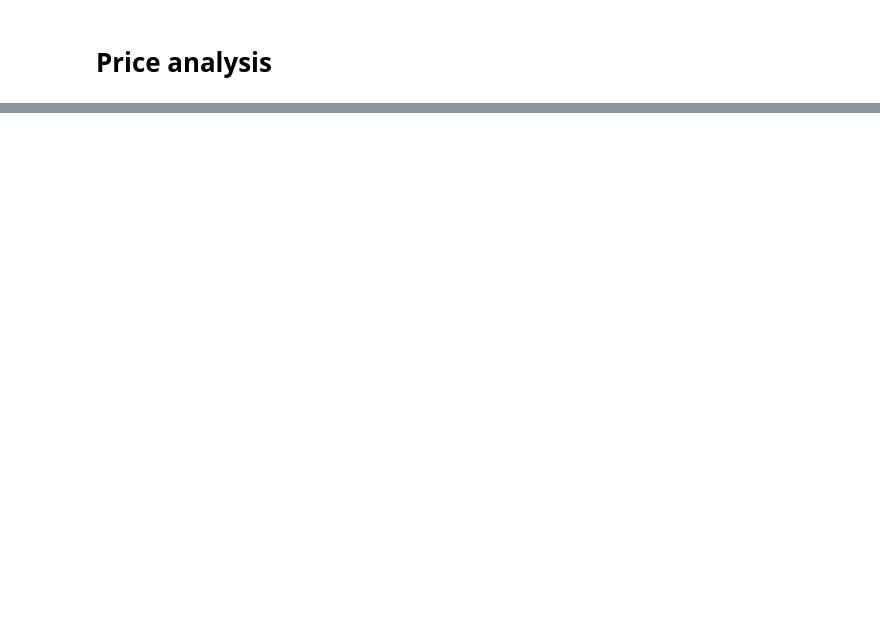
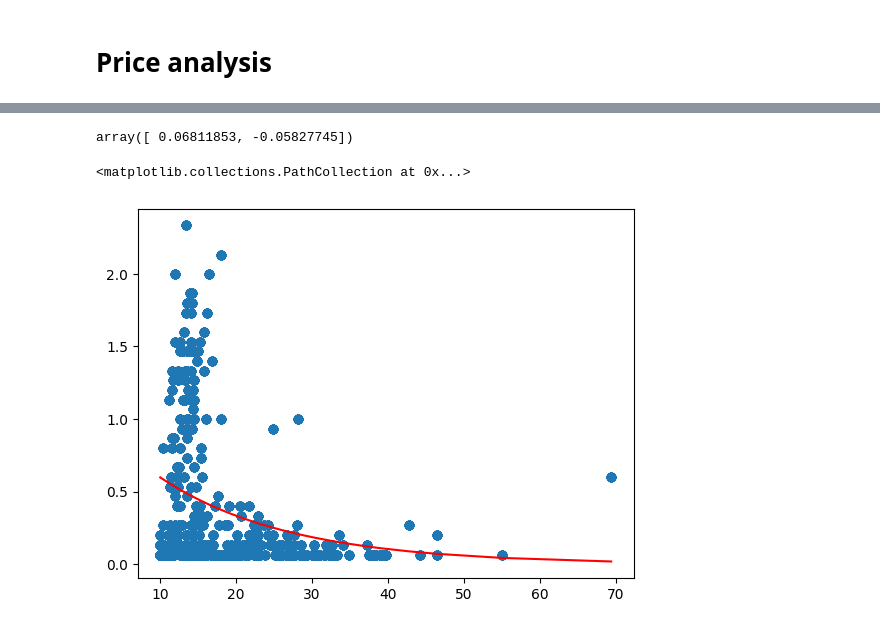
Before and after one commit to Jungar111/multi_agent_reinforcement_learning, a Jupyter notebook: notebooks/data_analysis_brooklyn.ipynb, the cells around one changed output, grey strips where cells are left out. Saved outputs shown, nothing was run; the diff lists cells and outputs as text; code cells hidden in the pictures; blank space fills up the shorter version.

Commit message:
Price backprop and train no price

```diff
--- a/notebooks/data_analysis_brooklyn.ipynb
+++ b/notebooks/data_analysis_brooklyn.ipynb
@@ -138,0 +142,12 @@ plt.show()
+# %%
+def model_2(vars, price):
+    alpha, beta = vars
+    demand_hat = np.exp(alpha + beta * price)
+    return demand_hat
+# %%
+def mse_model2(vars, price, demand):
+    demand_hat = model_2(vars, price)
+    return np.mean((demand-demand_hat)**2)
+# %%
+x0 = (5,-0.6)
+res = minimize(mse_model2, x0, args=(df.price, df.demand), tol=1e-3, method="Powell")
@@ -138,0 +166,10 @@ plt.show()
+# %%
+res.x
+# %% [output]
+array([ 0.06811853, -0.05827745])
+# %%
+plt.plot(df.price.sort_values(ascending=False).values, model_2(res.x, df.price.sort_values(ascending=False).values), color="red")
+plt.scatter(df.price.sort_values(ascending=False).values,df.sort_values("price", ascending=False).demand.values)
+# %% [output]
+<matplotlib.collections.PathCollection at 0x...>
+[figure, added]
```
Also changed, not shown: parts of 9 cells of this notebook, 5 other files.
